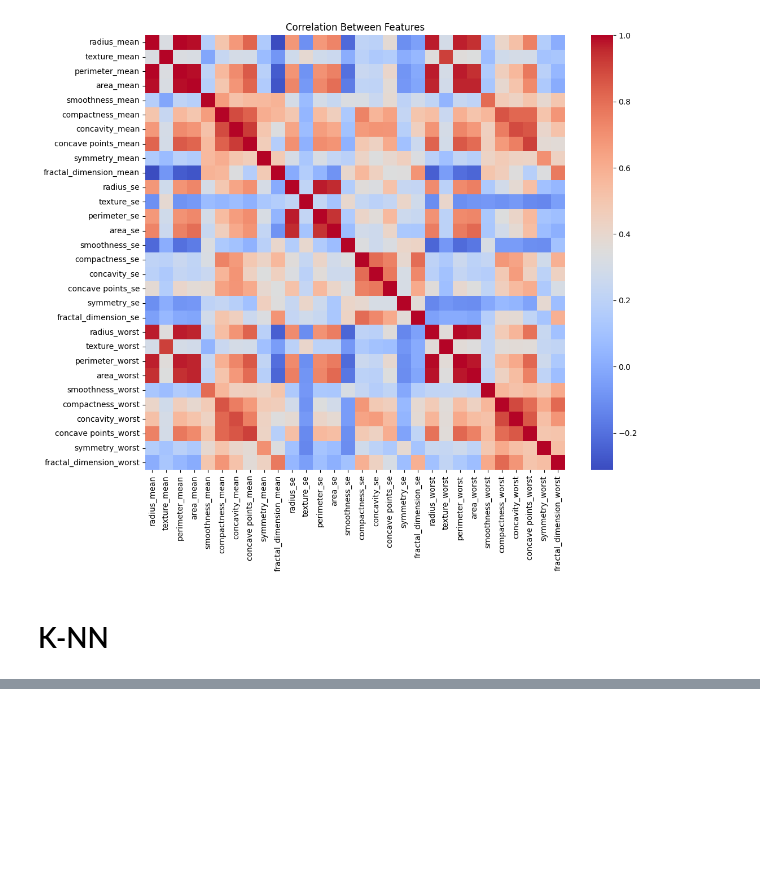
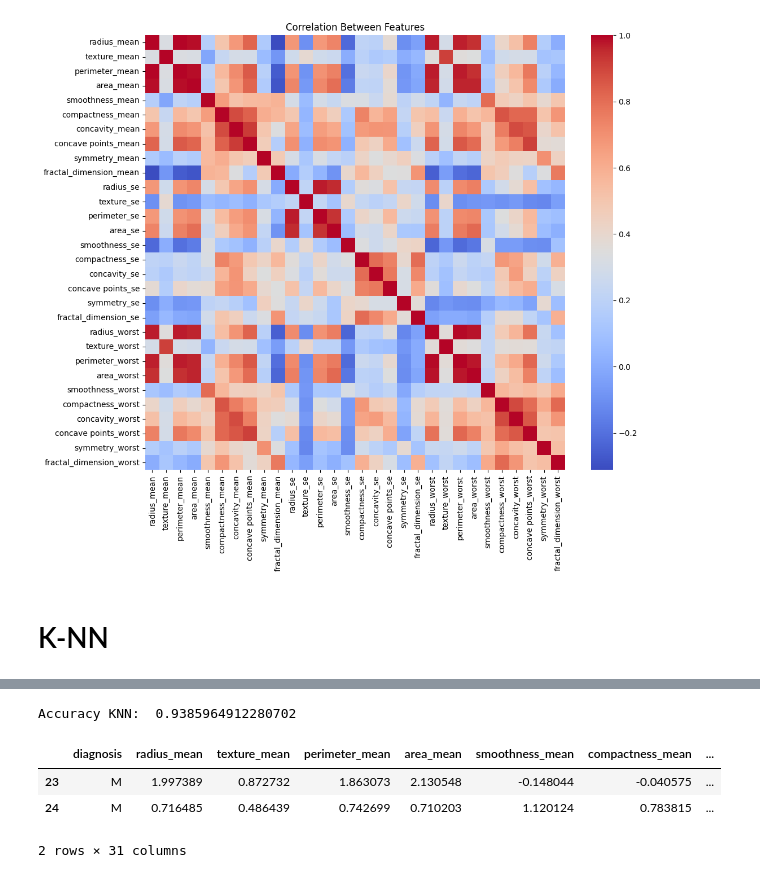
Before and after one commit to alizul01/machine-learning-course, a Jupyter notebook: Week-02/challenge.ipynb, the cells around one changed output, grey strips where cells are left out. Drawn from its saved outputs; the diff is of its cells as text; code cells hidden in the pictures; blank space fills up the shorter version.

```diff
--- a/Week-02/challenge.ipynb
+++ b/Week-02/challenge.ipynb
@@ -142,0 +161,12 @@ plt.show()
+# %%
+accuracy = accuracy_score(y_test, y_pred)
+print('Accuracy KNN: ', accuracy)
+# %% [output]
+Accuracy KNN:  0.9385964912280702
+# %%
+df_filtered.iloc[23:25]
+# %% [output]
+|  | diagnosis | radius_mean | texture_mean | perimeter_mean | area_mean | smoothness_mean | compactness_mean | ... |
+| 23 | M | 1.997389 | 0.872732 | 1.863073 | 2.130548 | -0.148044 | -0.040575 | ... |
+| 24 | M | 0.716485 | 0.486439 | 0.742699 | 0.710203 | 1.120124 | 0.783815 | ... |
+2 rows × 31 columns
```
Also changed, not shown: parts of 4 cells of this notebook.
